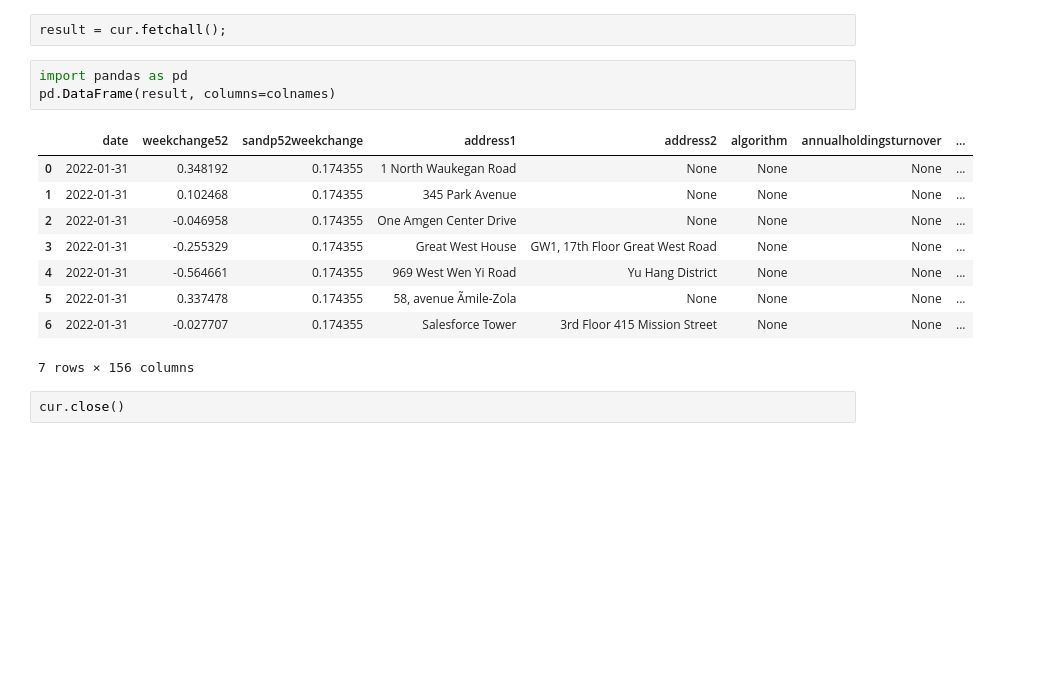
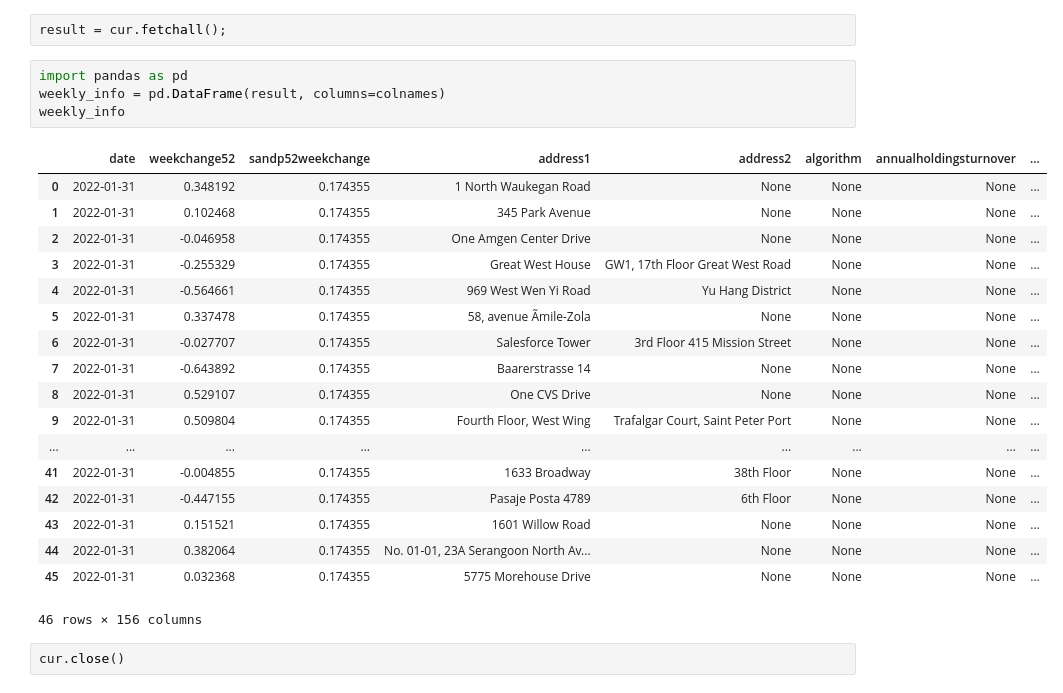
Before and after one commit to Michiel-DK/tracker, a Jupyter notebook: notebooks/try.ipynb, the cells around one changed output. Cells and saved outputs as stored; diff of their text form; blank space fills up the shorter version.

```diff
--- a/notebooks/try.ipynb
+++ b/notebooks/try.ipynb
@@ -543,7 +673,8 @@ colnames = [desc[0] for desc in cur.description]
 result = cur.fetchall();
 # %%
 import pandas as pd
-pd.DataFrame(result, columns=colnames)
+weekly_info = pd.DataFrame(result, columns=colnames)
+weekly_info
 # %% [output]
 |  | date | weekchange52 | sandp52weekchange | address1 | address2 | algorithm | annualholdingsturnover | ... |
 | 0 | 2022-01-31 | 0.348192 | 0.174355 | 1 North Waukegan Road | None | None | None | ... |
@@ -555,4 +686,13 @@ pd.DataFrame(result, columns=colnames)
 | 6 | 2022-01-31 | -0.027707 | 0.174355 | Salesforce Tower | 3rd Floor 415 Mission Street | None | None | ... |
+| 7 | 2022-01-31 | -0.643892 | 0.174355 | Baarerstrasse 14 | None | None | None | ... |
+| 8 | 2022-01-31 | 0.529107 | 0.174355 | One CVS Drive | None | None | None | ... |
+| 9 | 2022-01-31 | 0.509804 | 0.174355 | Fourth Floor, West Wing | Trafalgar Court, Saint Peter Port | None | None | ... |
+| ... | ... | ... | ... | ... | ... | ... | ... | ... |
+| 41 | 2022-01-31 | -0.004855 | 0.174355 | 1633 Broadway | 38th Floor | None | None | ... |
+| 42 | 2022-01-31 | -0.447155 | 0.174355 | Pasaje Posta 4789 | 6th Floor | None | None | ... |
+| 43 | 2022-01-31 | 0.151521 | 0.174355 | 1601 Willow Road | None | None | None | ... |
+| 44 | 2022-01-31 | 0.382064 | 0.174355 | No. 01-01, 23A Serangoon North Av... | None | None | None | ... |
+| 45 | 2022-01-31 | 0.032368 | 0.174355 | 5775 Morehouse Drive | None | None | None | ... |
-7 rows × 156 columns
+46 rows × 156 columns
 # %%
 cur.close()
```
Also changed, not shown: parts of 30 cells of this notebook, 2 other files.
